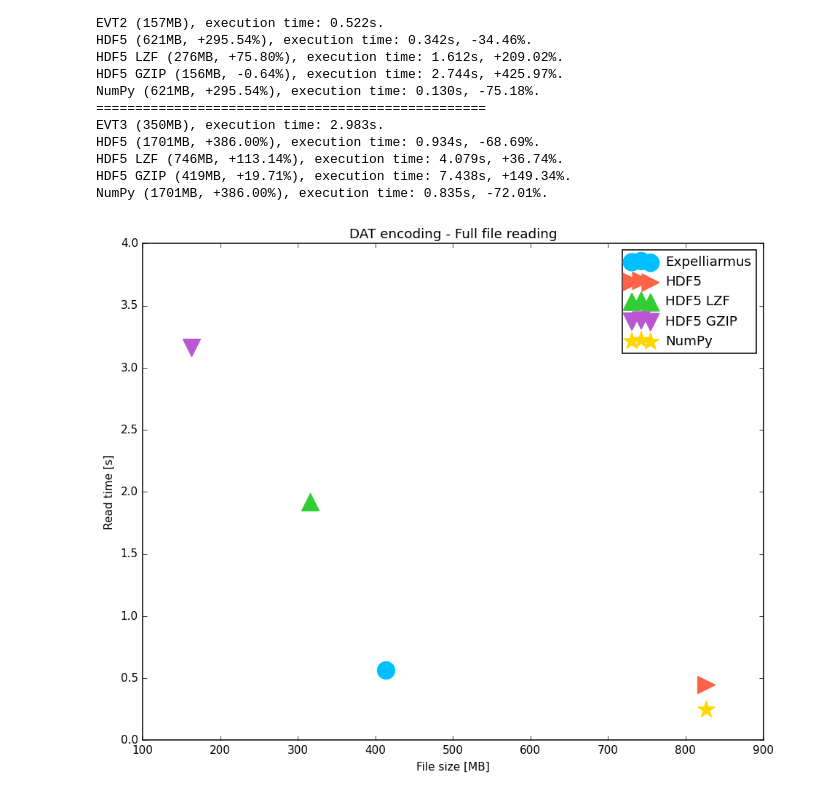
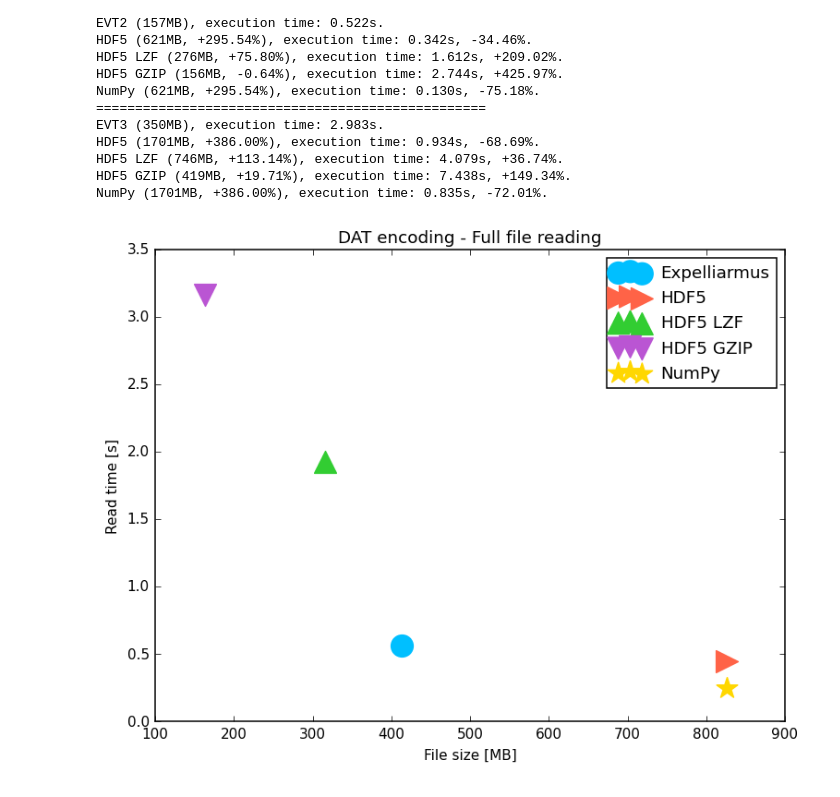
Before and after one commit to open-neuromorphic/expelliarmus, a Jupyter notebook: docs/benchmarking/script.ipynb, the cells around one changed output. Saved outputs shown, nothing was run; the diff lists cells and outputs as text; code cells hidden in the pictures.

Commit message:
Added images.

```diff
--- a/docs/benchmarking/script.ipynb
+++ b/docs/benchmarking/script.ipynb
@@ -139,29 +139,29 @@ import matplotlib as mpl
 plt.style.use('classic')
 %matplotlib inline
 # %%
-plt.figure(figsize=(10, 8), dpi=110)
-plt.ylim(bottom=0, top=4)
+plt.figure(figsize=(8, 6), dpi=110)
+plt.ylim(bottom=0, top=3.5)
 plt.xlabel("File size [MB]")
 plt.ylabel("Read time [s]")
 plt.title("DAT encoding - Full file reading")
 
 # Expelliarmus
 exp = plt.scatter(data["expelliarmus"]["dat"]["fsize"], data["expelliarmus"]["dat"]["full_read"], marker="o", s=240, color="deepskyblue")
 
 # HDF5
 hdf5 = plt.scatter(data["hdf5"]["dat"]["fsize"], data["hdf5"]["dat"]["full_read"], marker=">", s=240, color="tomato")
 
 # HDF5 LZF
 hdf5_lzf = plt.scatter(data["hdf5_lzf"]["dat"]["fsize"], data["hdf5_lzf"]["dat"]["full_read"], marker="^", s=240, color="limegreen")
 
 # HDF5 GZIP
 hdf5_gzip = plt.scatter(data["hdf5_gzip"]["dat"]["fsize"], data["hdf5_gzip"]["dat"]["full_read"], marker="v", s=240, color="mediumorchid")
 
 # NumPy
 npy = plt.scatter(data["numpy"]["dat"]["fsize"], data["numpy"]["dat"]["full_read"], marker="*", s=240, color="gold")
 
 plt.legend((exp, hdf5, hdf5_lzf, hdf5_gzip, npy), ("Expelliarmus", "HDF5", "HDF5 LZF", "HDF5 GZIP", "NumPy"), loc="upper right")
 plt.show()
 # %% [output]
-[figure, old version]
+[figure, new version]
 # %%
```
Also changed, not shown: parts of 7 cells of this notebook.
